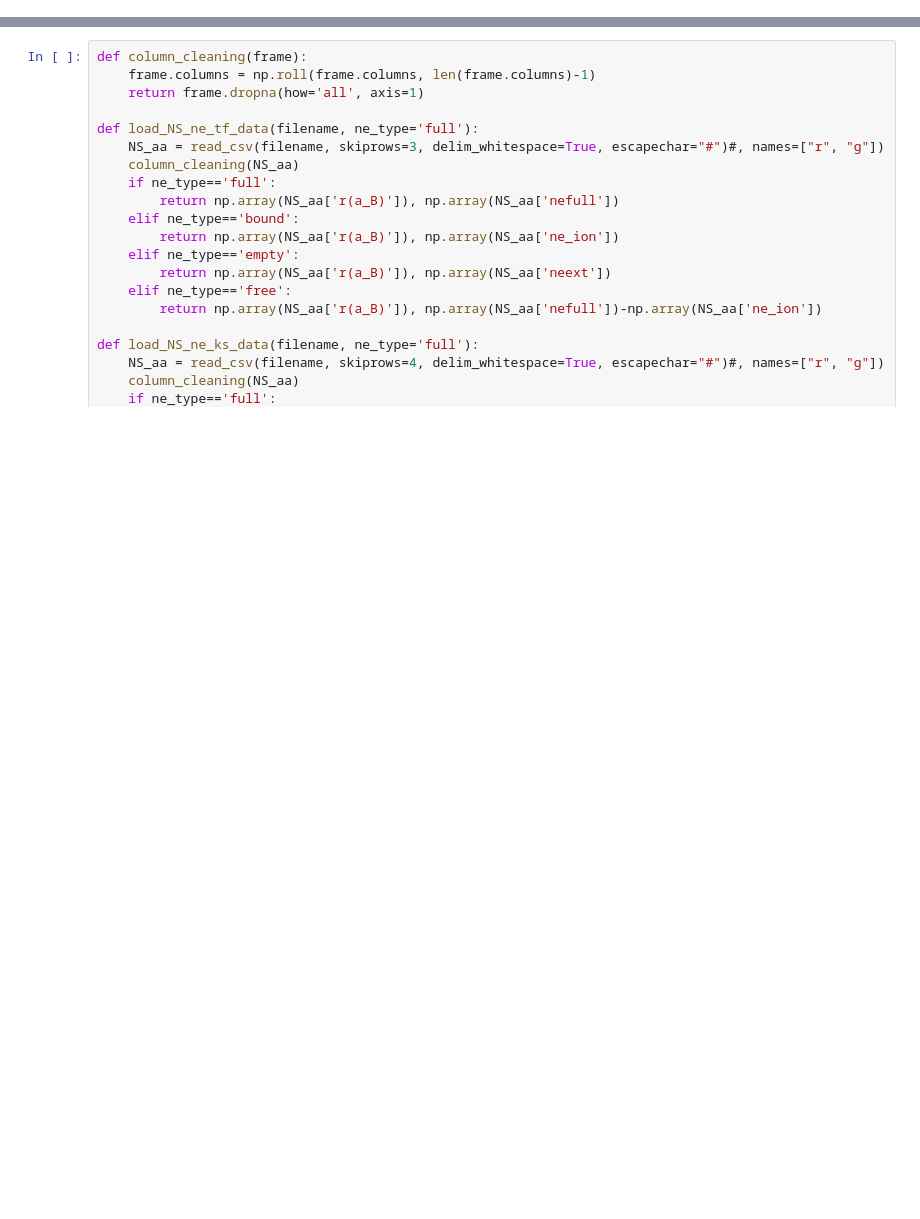
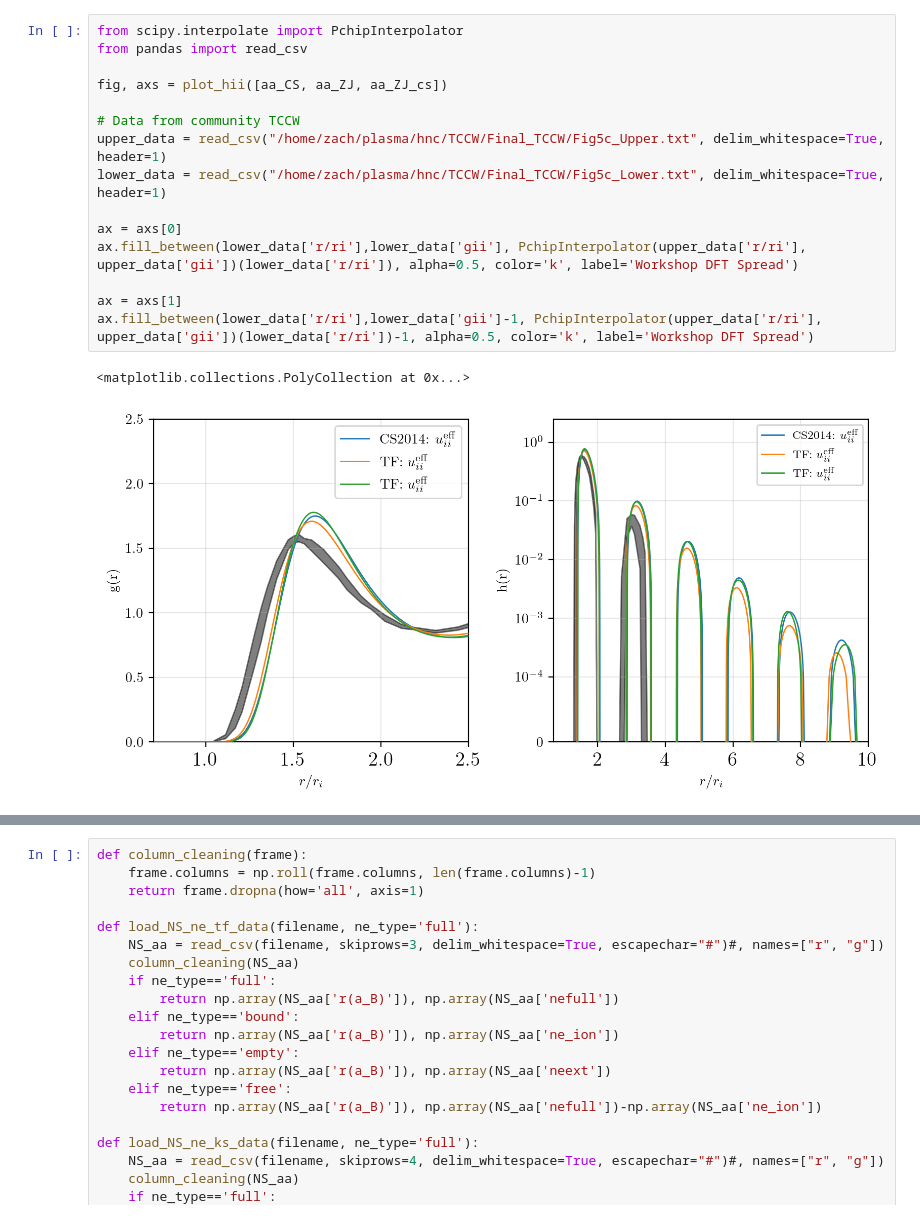
Before and after one commit to ZachAJohnson/OFAA, a Jupyter notebook: jupyter/AA_model_comparison.ipynb, the cells around one changed output, grey strips where cells are left out. Saved outputs shown, nothing was run; the diff lists cells and outputs as text; blank space fills up the shorter version.

```diff
--- a/jupyter/AA_model_comparison.ipynb
+++ b/jupyter/AA_model_comparison.ipynb
@@ -120,0 +218,18 @@ plot_convergence(aa_CS.core_atom)
+# %%
+from scipy.interpolate import PchipInterpolator
+from pandas import read_csv
+
+fig, axs = plot_hii([aa_CS, aa_ZJ, aa_ZJ_cs])
+
+# Data from community TCCW
+upper_data = read_csv("/home/zach/plasma/hnc/TCCW/Final_TCCW/Fig5c_Upper.txt", delim_whitespace=True, header=1)
+lower_data = read_csv("/home/zach/plasma/hnc/TCCW/Final_TCCW/Fig5c_Lower.txt", delim_whitespace=True, header=1)
+
+ax = axs[0]
+ax.fill_between(lower_data['r/ri'],lower_data['gii'], PchipInterpolator(upper_data['r/ri'], upper_data['gii'])(lower_data['r/ri']), alpha=0.5, color='k', label='Workshop DFT Spread')
+
+ax = axs[1]
+ax.fill_between(lower_data['r/ri'],lower_data['gii']-1, PchipInterpolator(upper_data['r/ri'], upper_data['gii'])(lower_data['r/ri'])-1, alpha=0.5, color='k', label='Workshop DFT Spread')
+# %% [output]
+<matplotlib.collections.PolyCollection at 0x...>
+[figure, added]
```
Also changed, not shown: parts of 16 cells of this notebook, 30 other files.
